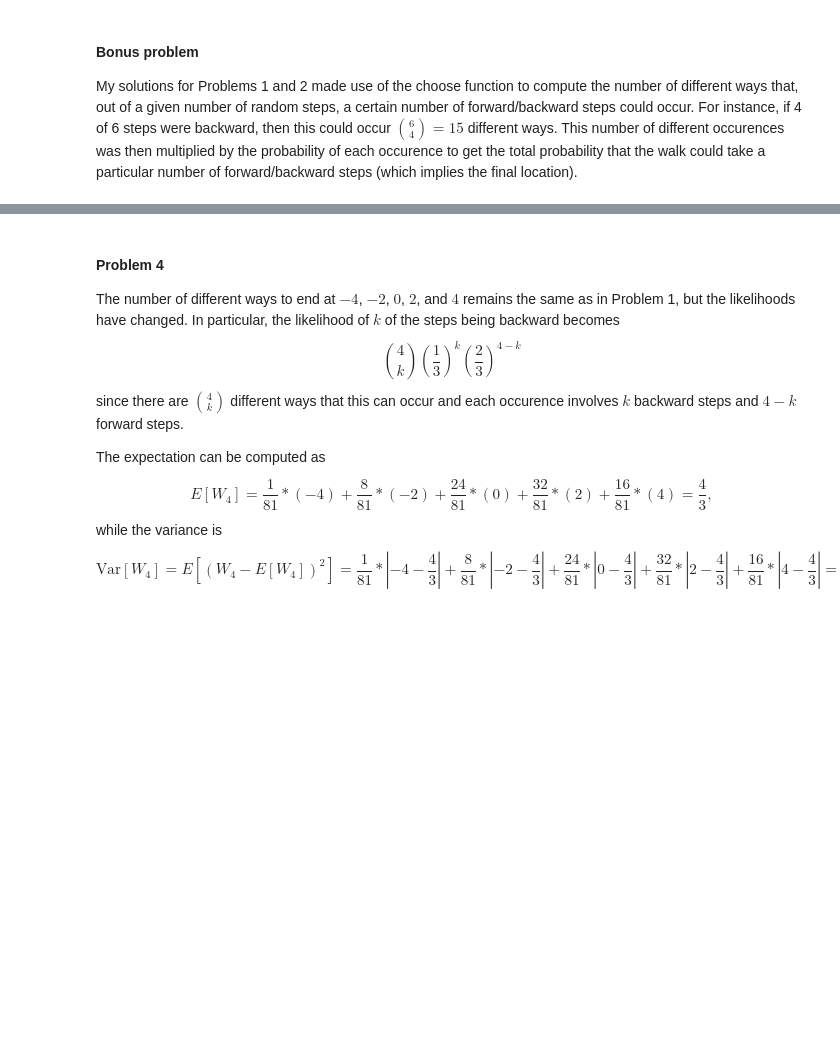
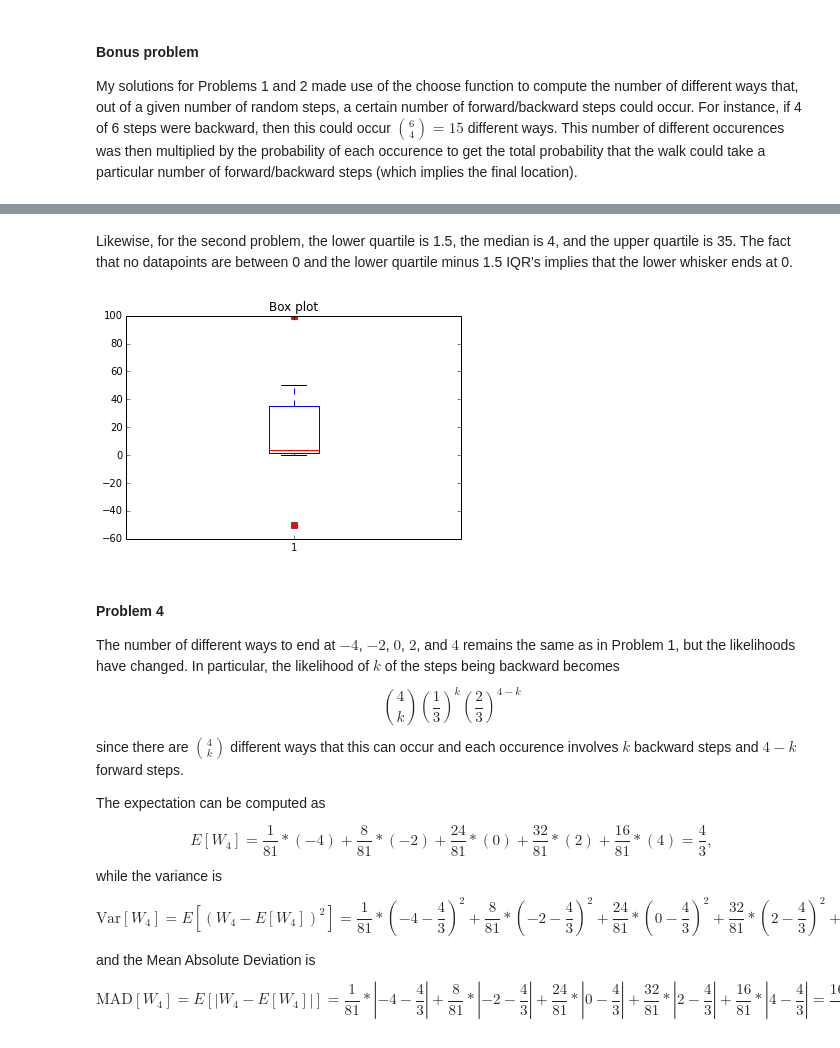
Before and after one commit to poulson/MitRW, a Jupyter notebook: SolutionsForHomework2.ipynb, the cells around one changed output, grey strips where cells are left out. Drawn from its saved outputs; the diff is of its cells as text; code cells hidden in the pictures; blank space fills up the shorter version.

```diff
--- a/SolutionsForHomework2.ipynb
+++ b/SolutionsForHomework2.ipynb
@@ -92,3 +107,17 @@ My solutions for Problems 1 and 2 made use of the choose function to compute the
+# %% [markdown]
+Likewise, for the second problem, the lower quartile is 1.5, the median is 4, and the upper quartile is 35. The fact that no datapoints are between 0 and the lower quartile minus 1.5 IQR's implies that the lower whisker ends at 0.
+# %%
+x = [-50,0,1,2,3,4,5,30,40,50,100]
+
+fig = plt.figure()
+plt.boxplot(x,
+            notch=False, # box instead of notch shape
+            sym='rs',    # red squares for outliers
+            vert=True)   # vertical box aligmnent
+t = plt.title('Box plot')
+plt.show()
+# %% [output]
+[figure, added]
 # %% [markdown]
 #### Problem 4
 The number of different ways to end at $-4$, $-2$, $0$, $2$, and $4$ remains the same as in Problem 1, but the likelihoods have changed. In particular, the likelihood of $k$ of the steps being backward becomes
@@ -98,4 +127,7 @@ since there are $\binom{4}{k}$ different ways that this can occur and each occur
 The expectation can be computed as
   $$ E[W_4] = \frac{1}{81}*(-4) + \frac{8}{81}*(-2) + \frac{24}{81}*(0) + \frac{32}{81}*(2) + \frac{16}{81}*(4) = \frac{4}{3}, $$
 while the variance is
-  $$ \text{Var}[W_4] = E[(W_4-E[W_4])^2] = \frac{1}{81}*|-4-\frac{4}{3}| + \frac{8}{81}*|-2-\frac{4}{3}| + \frac{24}{81}*|0-\frac{4}{3}| + \frac{32}{81}*|2-\frac{4}{3}| + \frac{16}{81}*|4-\frac{4}{3}| = \frac{16+80+96+64+128}{243} \approx 1.580247$$
+  $$ \text{Var}[W_4] = E[(W_4-E[W_4])^2] = \frac{1}{81}*(-4-\frac{4}{3})^2 + \frac{8}{81}*(-2-\frac{4}{3})^2 + \frac{24}{81}*(0-\frac{4}{3})^2 + \frac{32}{81}*(2-\frac{4}{3})^2 + \frac{16}{81}*(4-\frac{4}{3})^2 = \frac{16^2+8*10^2+24*4^2+32*2^2+16*8^2}{729} = \frac{2592}{729} \approx 3.5556, $$
+
+and the Mean Absolute Deviation is
+  $$ \text{MAD}[W_4] = E[|W_4-E[W_4]|] = \frac{1}{81}*|-4-\frac{4}{3}| + \frac{8}{81}*|-2-\frac{4}{3}| + \frac{24}{81}*|0-\frac{4}{3}| + \frac{32}{81}*|2-\frac{4}{3}| + \frac{16}{81}*|4-\frac{4}{3}| = \frac{16+80+96+64+128}{243} \approx 1.580247. $$
```
Also changed, not shown: parts of 3 cells of this notebook, 7 other files.
